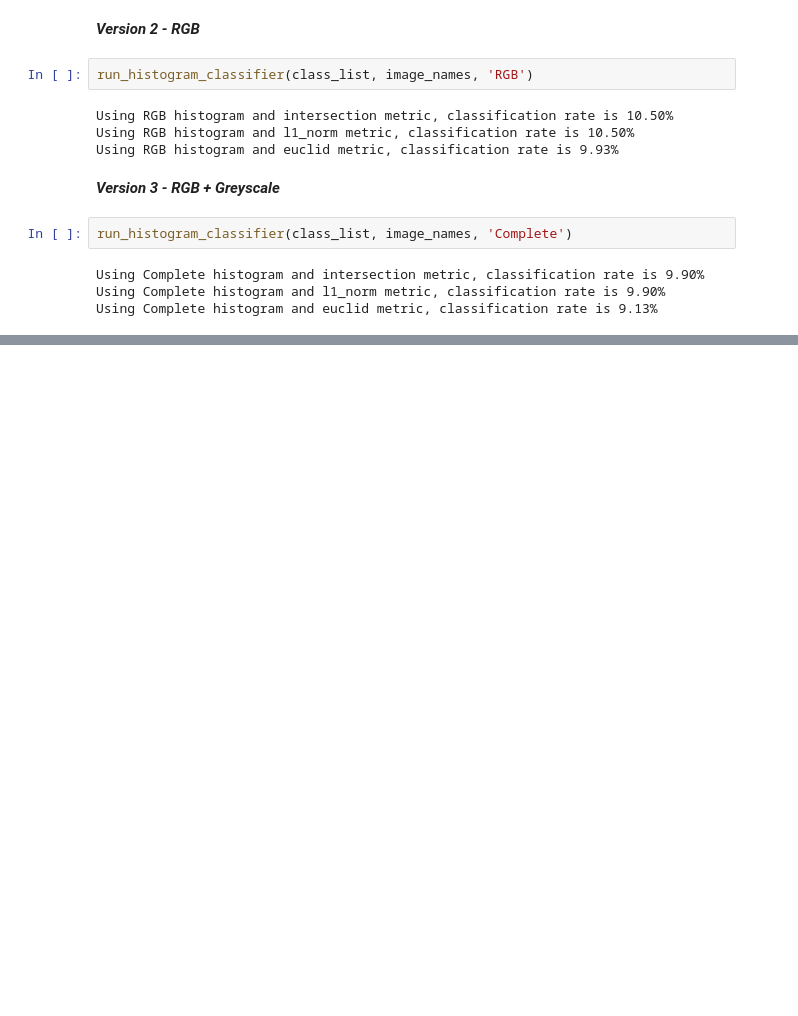
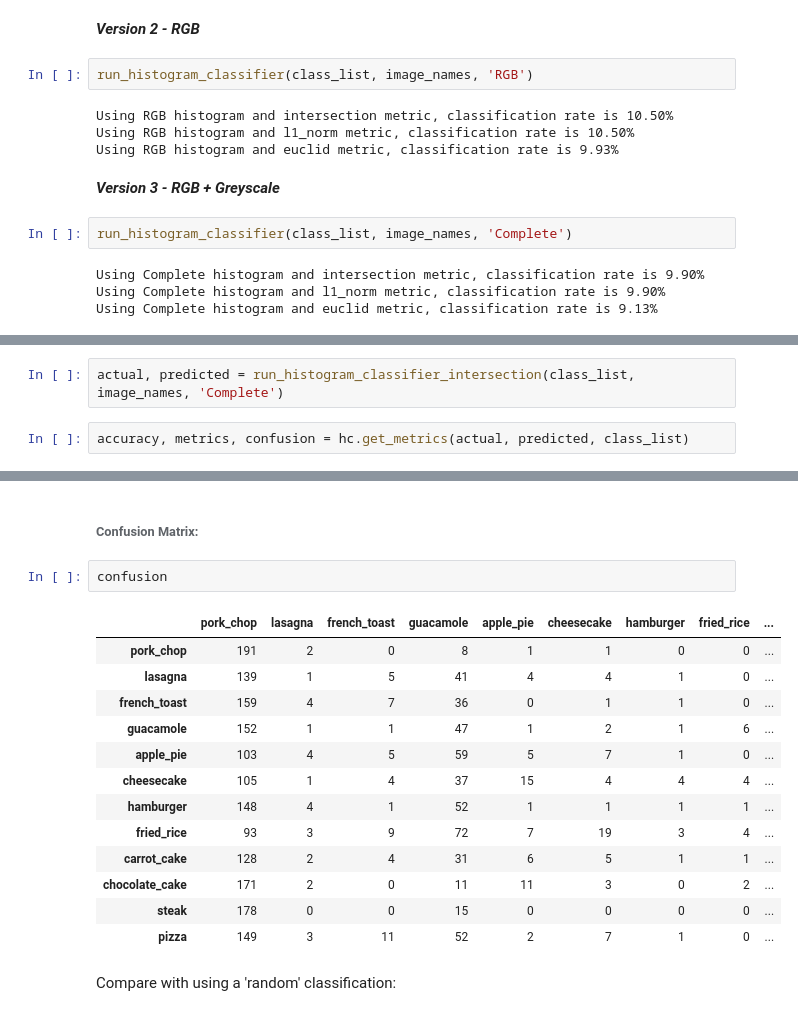
Before and after one commit to simonb83/DataScienceIntensive, a Jupyter notebook: capstone/notebooks/histogram_classifier.ipynb, the cells around one changed output, grey strips where cells are left out. Drawn from its saved outputs; the diff is of its cells as text; blank space fills up the shorter version.

```diff
--- a/capstone/notebooks/histogram_classifier.ipynb
+++ b/capstone/notebooks/histogram_classifier.ipynb
@@ -99,0 +247,4 @@ Using Complete histogram and euclid metric, classification rate is 9.13%
+# %%
+actual, predicted = run_histogram_classifier_intersection(class_list, image_names, 'Complete')
+# %%
+accuracy, metrics, confusion = hc.get_metrics(actual, predicted, class_list)
@@ -99,0 +273,20 @@ Using Complete histogram and euclid metric, classification rate is 9.13%
+# %% [markdown]
+###### Confusion Matrix:
+# %%
+confusion
+# %% [output]
+|  | pork_chop | lasagna | french_toast | guacamole | apple_pie | cheesecake | hamburger | fried_rice | ... |
+| pork_chop | 191 | 2 | 0 | 8 | 1 | 1 | 0 | 0 | ... |
+| lasagna | 139 | 1 | 5 | 41 | 4 | 4 | 1 | 0 | ... |
+| french_toast | 159 | 4 | 7 | 36 | 0 | 1 | 1 | 0 | ... |
+| guacamole | 152 | 1 | 1 | 47 | 1 | 2 | 1 | 6 | ... |
+| apple_pie | 103 | 4 | 5 | 59 | 5 | 7 | 1 | 0 | ... |
+| cheesecake | 105 | 1 | 4 | 37 | 15 | 4 | 4 | 4 | ... |
+| hamburger | 148 | 4 | 1 | 52 | 1 | 1 | 1 | 1 | ... |
+| fried_rice | 93 | 3 | 9 | 72 | 7 | 19 | 3 | 4 | ... |
+| carrot_cake | 128 | 2 | 4 | 31 | 6 | 5 | 1 | 1 | ... |
+| chocolate_cake | 171 | 2 | 0 | 11 | 11 | 3 | 0 | 2 | ... |
+| steak | 178 | 0 | 0 | 15 | 0 | 0 | 0 | 0 | ... |
+| pizza | 149 | 3 | 11 | 52 | 2 | 7 | 1 | 0 | ... |
+# %% [markdown]
+Compare with using a 'random' classification:
```
Also changed, not shown: parts of 36 cells of this notebook, 17 other files.
